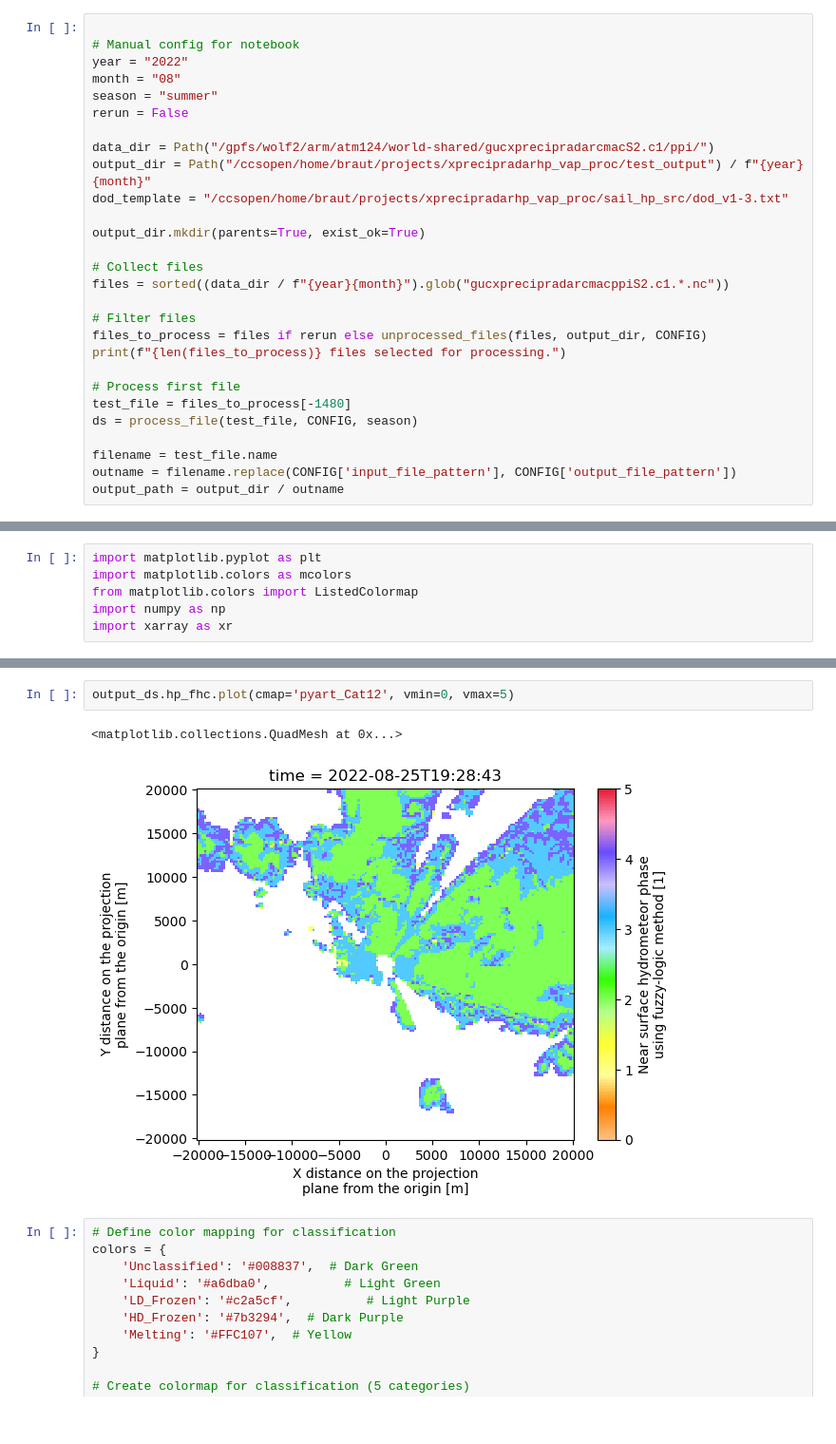
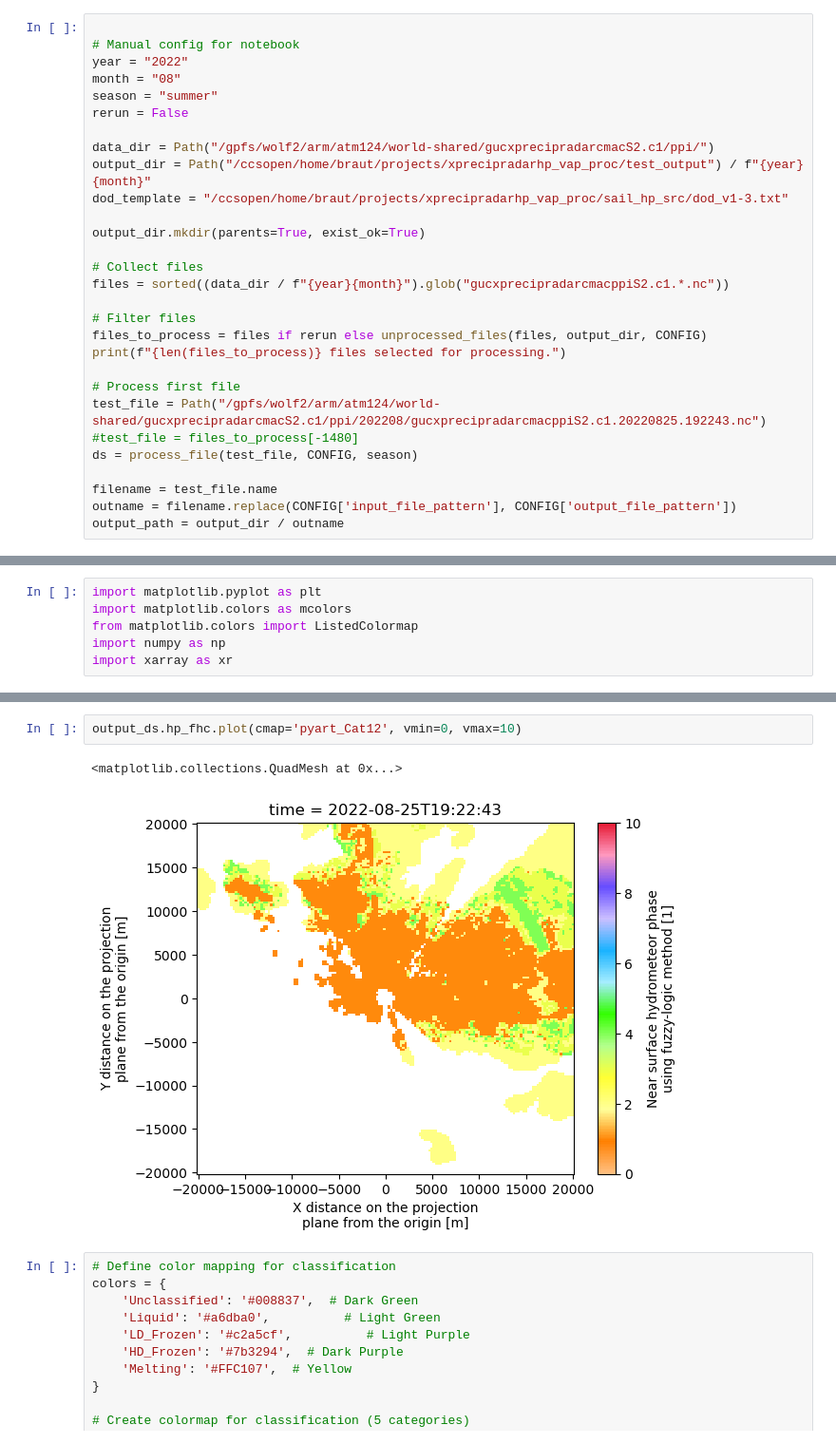
Before and after one commit to RBhupi/xprecipradarhp_vap_proc, a Jupyter notebook: sail_hp_src/run_test.ipynb, the cells around one changed output, grey strips where cells are left out. Shown at 95% size. Saved outputs shown, nothing was run; the diff lists cells and outputs as text.

```diff
--- a/sail_hp_src/run_test.ipynb
+++ b/sail_hp_src/run_test.ipynb
@@ -67,7 +77,8 @@ files_to_process = files if rerun else unprocessed_files(files, output_dir, CONF
 print(f"{len(files_to_process)} files selected for processing.")
 
 # Process first file
-test_file = files_to_process[-1480]
+test_file = Path("/gpfs/wolf2/arm/atm124/world-shared/gucxprecipradarcmacS2.c1/ppi/202208/gucxprecipradarcmacppiS2.c1.20220825.192243.nc")
+#test_file = files_to_process[-1480]
 ds = process_file(test_file, CONFIG, season)
 
 filename = test_file.name
@@ -122,8 +132,8 @@ Data variables:
 # %%
-output_ds.hp_fhc.plot(cmap='pyart_Cat12', vmin=0, vmax=5)
+output_ds.hp_fhc.plot(cmap='pyart_Cat12', vmin=0, vmax=10)
 # %% [output]
 <matplotlib.collections.QuadMesh at 0x...>
-[figure, old version]
+[figure, new version]
 # %%
 # Define color mapping for classification
 colors = {
```
Also changed, not shown: parts of 7 cells of this notebook, 1 other file.
